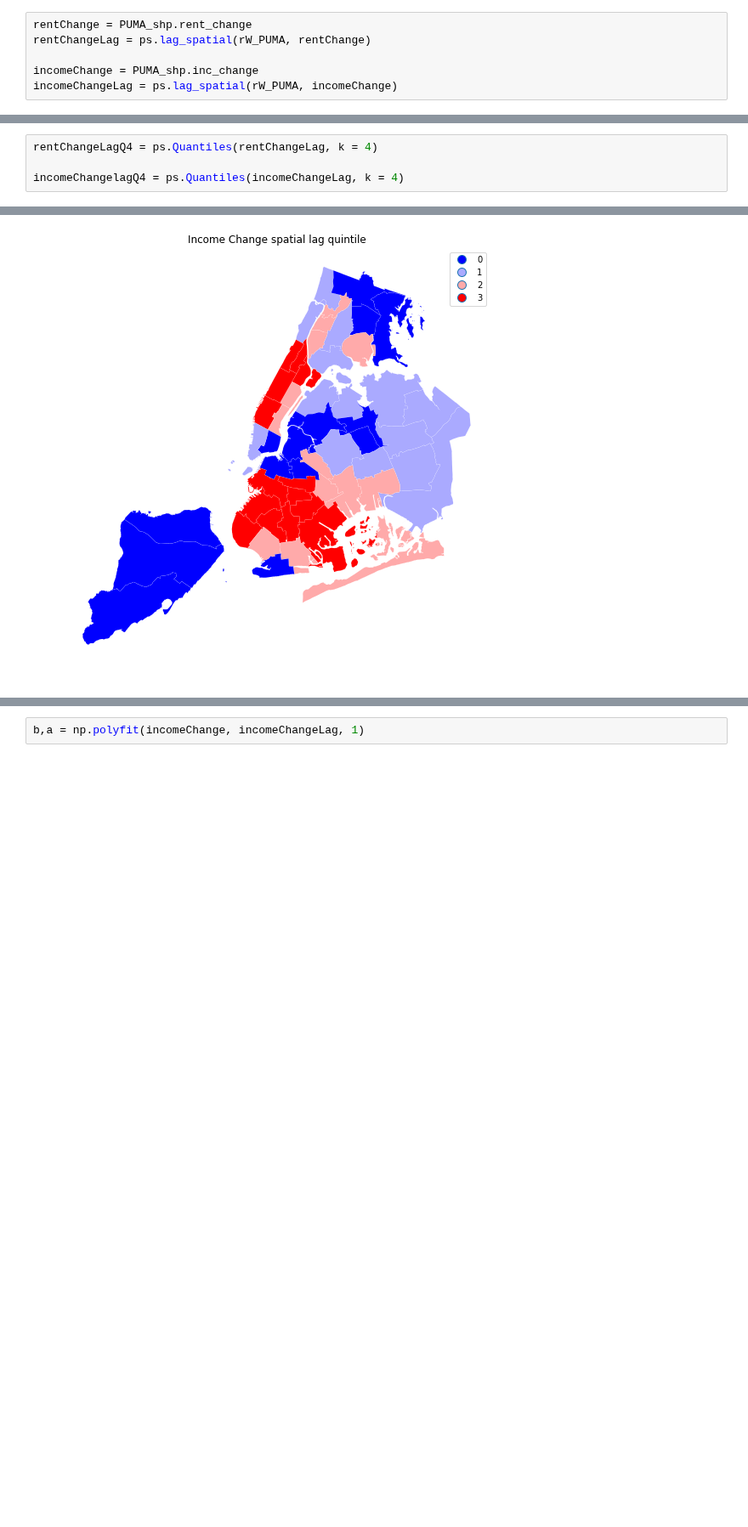
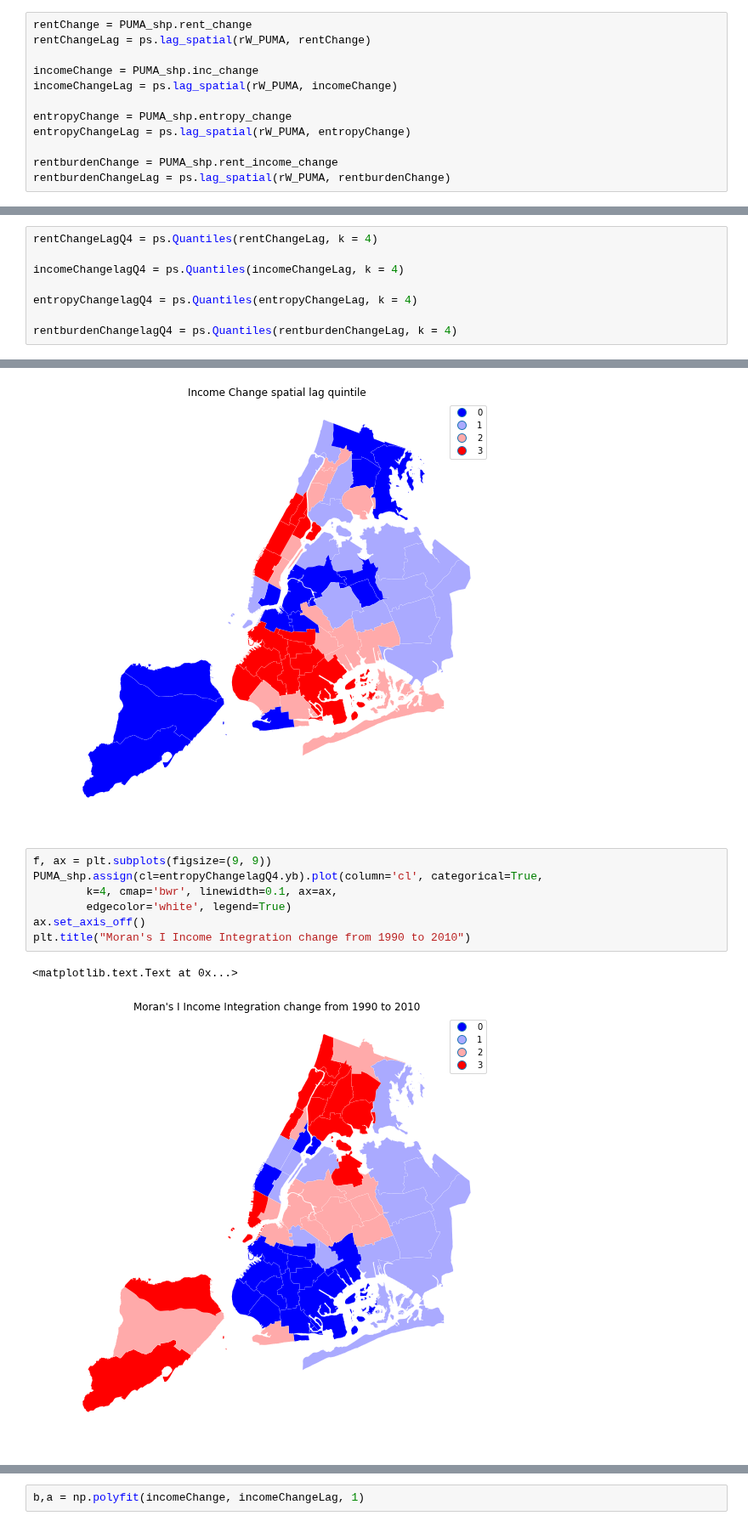
Before and after one commit to picniclin/NYC_yl5240, a Jupyter notebook: NYC_housing_and_income (1).ipynb, the cells around one changed output, grey strips where cells are left out. Shown at 85% size. Cells and saved outputs as stored; diff of their text form; blank space fills up the shorter version.

```diff
--- a/NYC_housing_and_income (1).ipynb
+++ b/NYC_housing_and_income (1).ipynb
@@ -1427,3 +1493,9 @@ rentChangeLag = ps.lag_spatial(rW_PUMA, rentChange)
 
 incomeChange = PUMA_shp.inc_change
 incomeChangeLag = ps.lag_spatial(rW_PUMA, incomeChange)
+
+entropyChange = PUMA_shp.entropy_change
+entropyChangeLag = ps.lag_spatial(rW_PUMA, entropyChange)
+
+rentburdenChange = PUMA_shp.rent_income_change
+rentburdenChangeLag = ps.lag_spatial(rW_PUMA, rentburdenChange)
@@ -1433,6 +1509,10 @@ incomeChangeLag = ps.lag_spatial(rW_PUMA, incomeChange)
 rentChangeLagQ4 = ps.Quantiles(rentChangeLag, k = 4)
 
 incomeChangelagQ4 = ps.Quantiles(incomeChangeLag, k = 4)
+
+entropyChangelagQ4 = ps.Quantiles(entropyChangeLag, k = 4)
+
+rentburdenChangelagQ4 = ps.Quantiles(rentburdenChangeLag, k = 4)
 # %%
 rentChangeLagQ4
 # %% [output]
@@ -1477,3 +1579,13 @@ plt.title("Income Change spatial lag quintile")
 # %% [output]
 <matplotlib.text.Text at 0x...>
 [figure]
+# %%
+f, ax = plt.subplots(figsize=(9, 9))
+PUMA_shp.assign(cl=entropyChangelagQ4.yb).plot(column='cl', categorical=True,
+        k=4, cmap='bwr', linewidth=0.1, ax=ax,
+        edgecolor='white', legend=True)
+ax.set_axis_off()
+plt.title("Moran's I Income Integration change from 1990 to 2010")
+# %% [output]
+<matplotlib.text.Text at 0x...>
+[figure, added]
```
Also changed, not shown: parts of 85 cells of this notebook, 1 other file.
